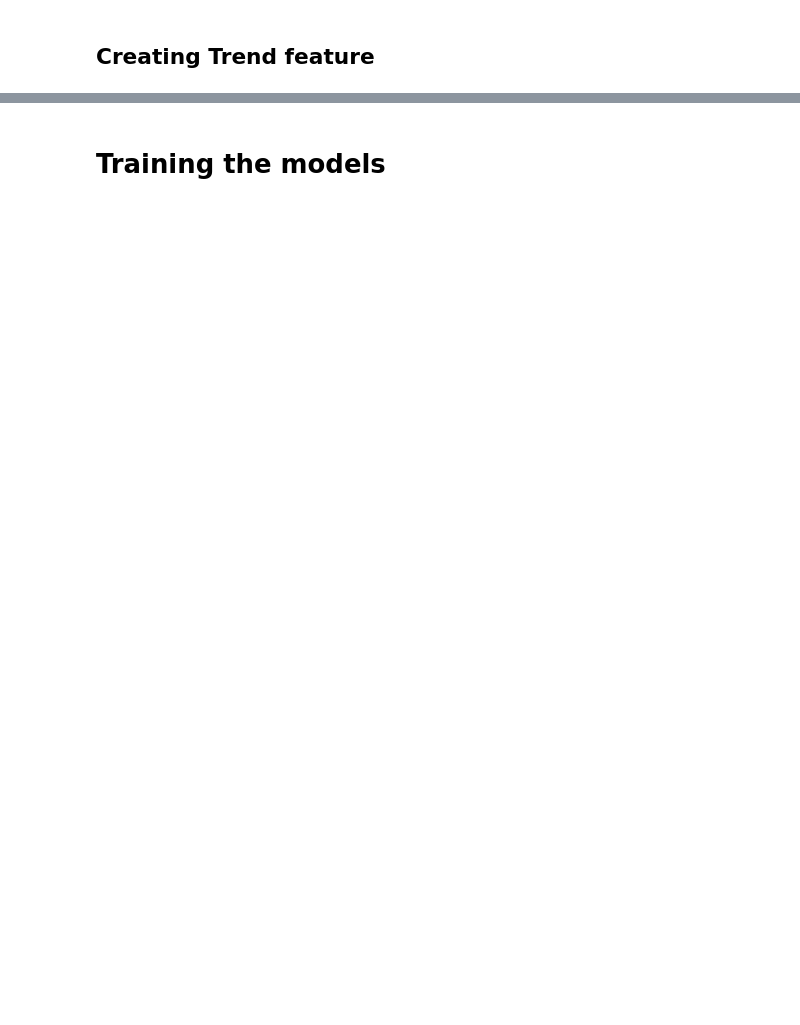
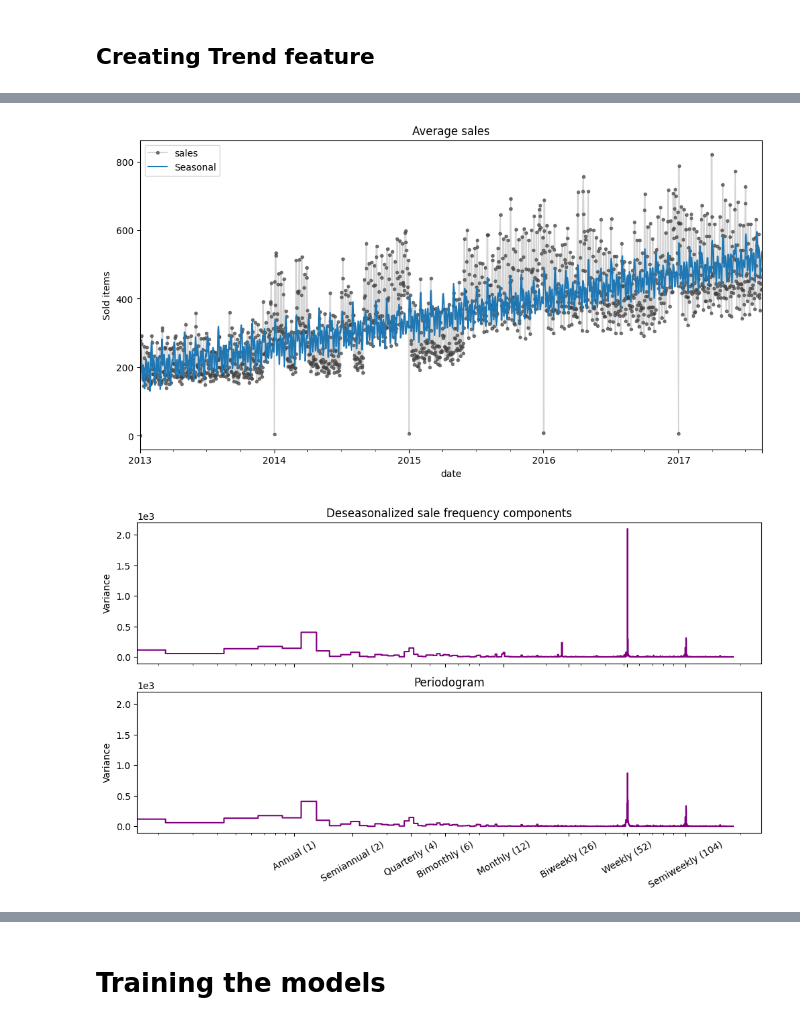
Before and after one commit to Arczi4/kaggle-store-sales, a Jupyter notebook: store_sales.ipynb, the cells around one changed output, grey strips where cells are left out. Drawn from its saved outputs; the diff is of its cells as text; code cells hidden in the pictures; blank space fills up the shorter version.

```diff
--- a/store_sales.ipynb
+++ b/store_sales.ipynb
@@ -298,0 +368,7 @@ ax.legend()
+# %%
+y_pred = create_seasonal_features(y, freq='M', fourier_order=12, dp_order=1)
+plot_average_sales(y, y_pred)
+desesonalize_and_plot(y, y_pred)
+# %% [output]
+[figure, added]
+[figure, added]
```
Also changed, not shown: parts of 41 cells of this notebook, 2 other files.
